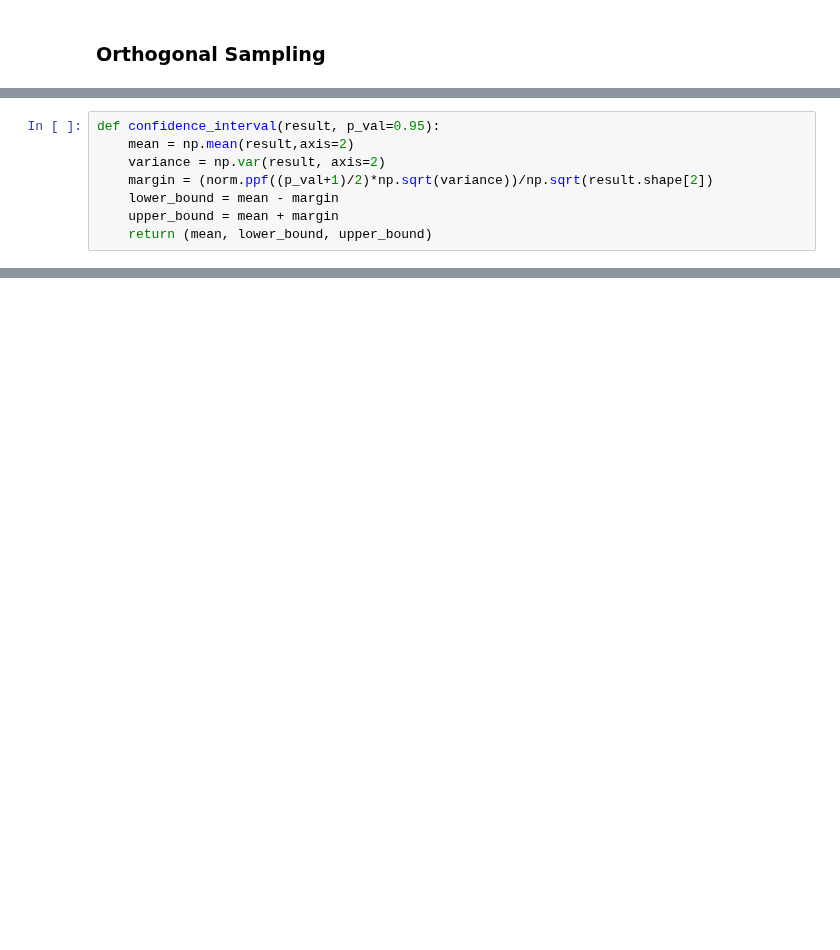
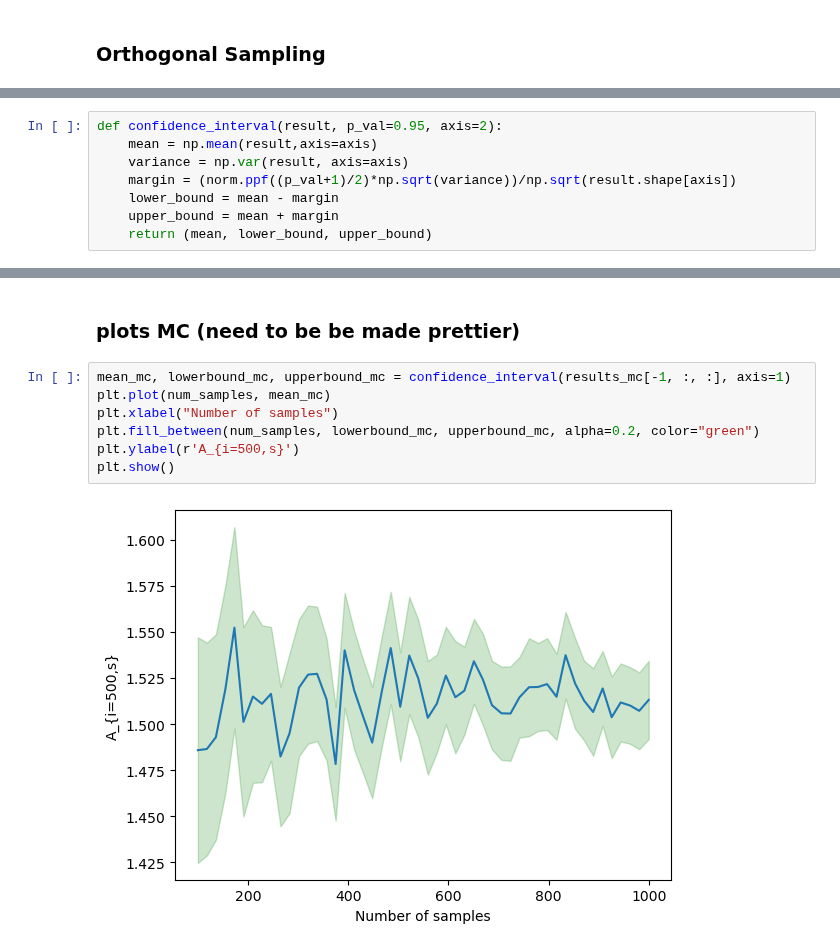
Before and after one commit to LodeVermeulen/stochastic-simulation, a Jupyter notebook: Homework 1/exercise1.ipynb, the cells around one changed output, grey strips where cells are left out. Cells and saved outputs as stored; diff of their text form; blank space fills up the shorter version.

```diff
--- a/Homework 1/exercise1.ipynb
+++ b/Homework 1/exercise1.ipynb
@@ -349,8 +347,8 @@ print(np.mean(results_ORTH[-1]))
 # %%
-def confidence_interval(result, p_val=0.95):
-    mean = np.mean(result,axis=2)
-    variance = np.var(result, axis=2)
-    margin = (norm.ppf((p_val+1)/2)*np.sqrt(variance))/np.sqrt(result.shape[2])
+def confidence_interval(result, p_val=0.95, axis=2):
+    mean = np.mean(result,axis=axis)
+    variance = np.var(result, axis=axis)
+    margin = (norm.ppf((p_val+1)/2)*np.sqrt(variance))/np.sqrt(result.shape[axis])
     lower_bound = mean - margin
     upper_bound = mean + margin
     return (mean, lower_bound, upper_bound)
@@ -356,0 +399,11 @@ def confidence_interval(result, p_val=0.95):
+# %% [markdown]
+### plots MC (need to be be made prettier)
+# %%
+mean_mc, lowerbound_mc, upperbound_mc = confidence_interval(results_mc[-1, :, :], axis=1)
+plt.plot(num_samples, mean_mc)
+plt.xlabel("Number of samples")
+plt.fill_between(num_samples, lowerbound_mc, upperbound_mc, alpha=0.2, color="green")
+plt.ylabel(r'A_{i=500,s}')
+plt.show()
+# %% [output]
+[figure, added]
```
Also changed, not shown: parts of 20 cells of this notebook, 3 other files.
